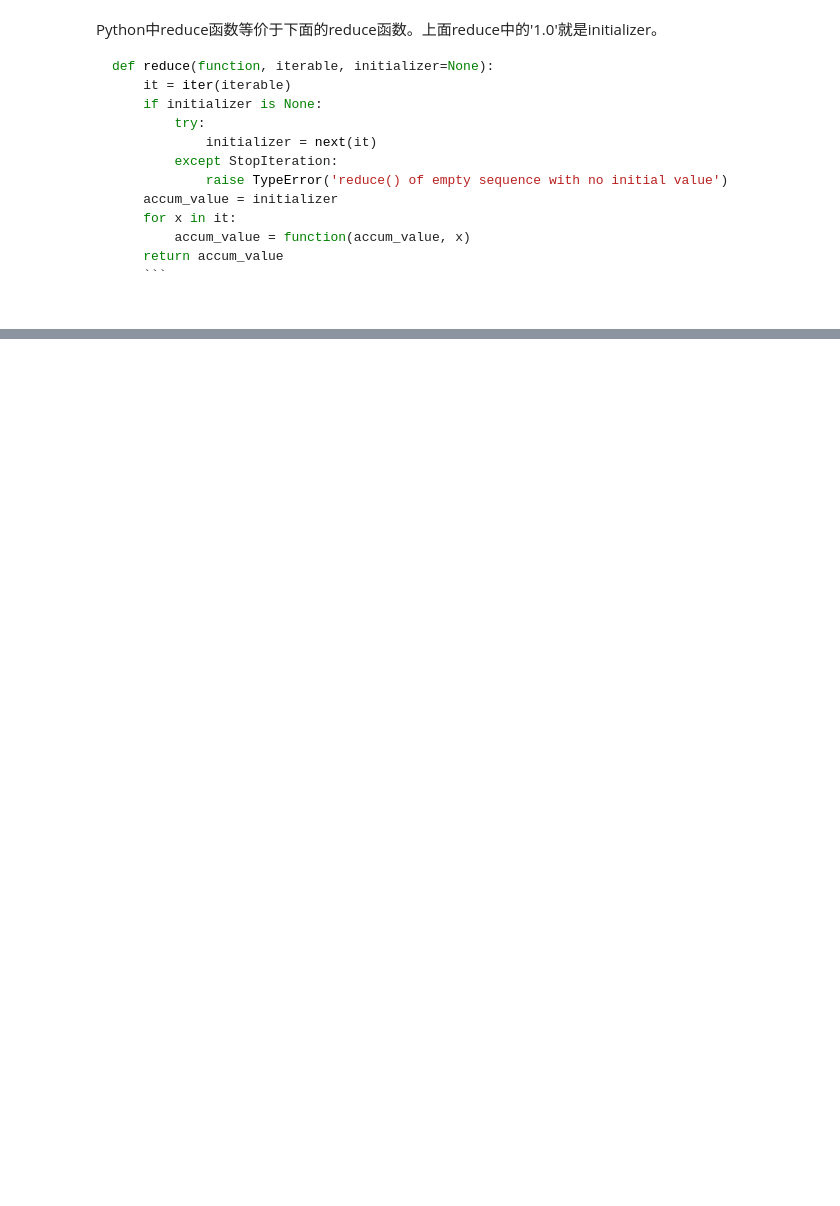
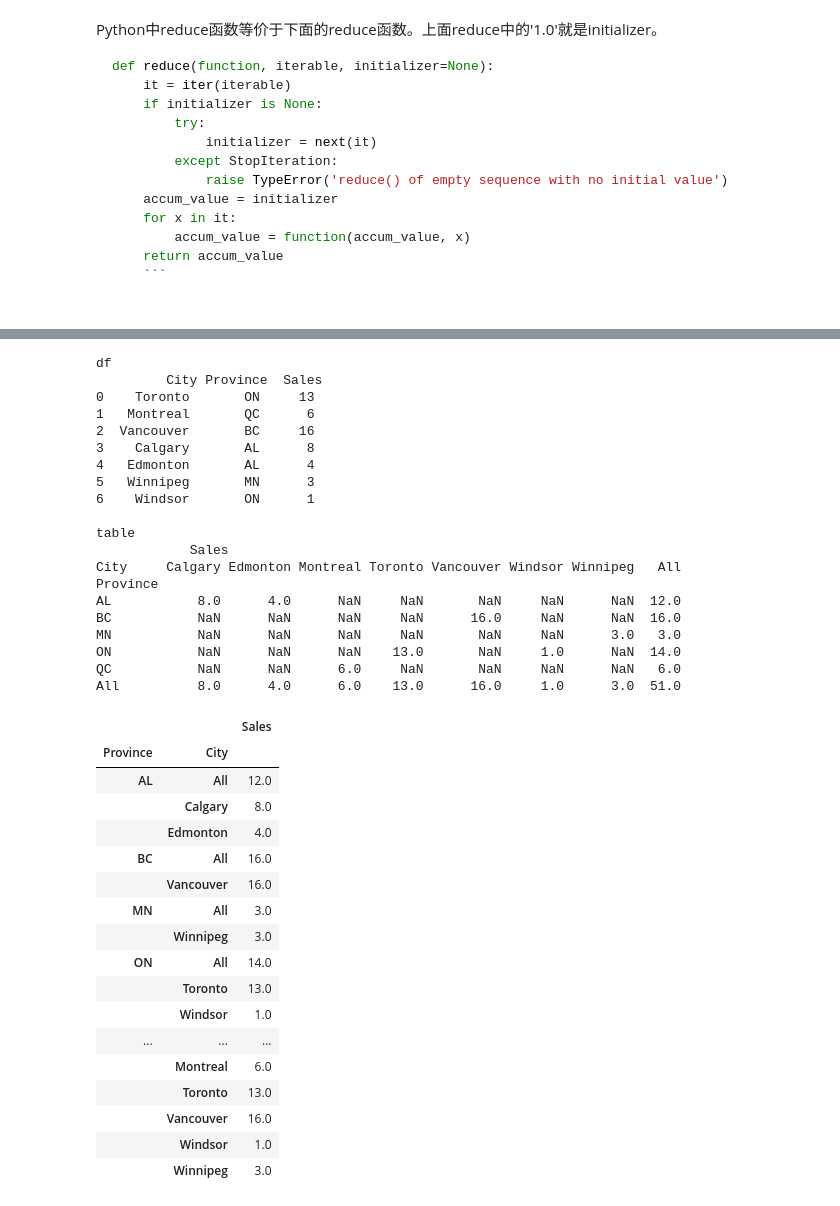
Before and after one commit to Harbes/python, a Jupyter notebook: explicit pandas.ipynb, the cells around one changed output, grey strips where cells are left out. Drawn from its saved outputs; the diff is of its cells as text; code cells hidden in the pictures; blank space fills up the shorter version.

```diff
--- a/explicit pandas.ipynb
+++ b/explicit pandas.ipynb
@@ -227,0 +273,7 @@ code_groups[['data']]
+# %%
+ df = pd.DataFrame(data={'Case' : ['A','A','A','B','A','A','B','A','A'],
+.....: 'Data' : np.random.randn(9)})
+print('GroupBy','\n',(1*(df['Case']=='B')).cumsum().rolling(window=3,min_periods=1).median(),'\n')
+dfs = list(zip(*df.groupby((1*(df['Case']=='B')).cumsum().rolling(window=3,min_periods=1).median()))) # 注意，此处groupby的结果实际上就是类似字典的键值对（key,value）,
+# 在前方加上一个'*'号，再配合zip使用，实际上就是对groupby的键值对进行解压
+dfs[1][0]
@@ -227,0 +307,45 @@ code_groups[['data']]
+# %%
+df = pd.DataFrame(data={'Province' : ['ON','QC','BC','AL','AL','MN','ON'],
+.....: 'City' : ['Toronto','Montreal','Vancouver','Calgary','Edmonton','Winnipeg','Windsor'],
+.....: 'Sales' : [13,6,16,8,4,3,1]});print('df','\n',df,'\n')
+table = pd.pivot_table(df,values=['Sales'],index=['Province'],columns=['City'],aggfunc=np.sum,margins=True);print('table','\n',table,'\n')
+table.stack('City')
+# %% [output]
+df
+         City Province  Sales
+0    Toronto       ON     13
+1   Montreal       QC      6
+2  Vancouver       BC     16
+3    Calgary       AL      8
+4   Edmonton       AL      4
+5   Winnipeg       MN      3
+6    Windsor       ON      1
+
+table
+            Sales
+City     Calgary Edmonton Montreal Toronto Vancouver Windsor Winnipeg   All
+Province
+AL           8.0      4.0      NaN     NaN       NaN     NaN      NaN  12.0
+BC           NaN      NaN      NaN     NaN      16.0     NaN      NaN  16.0
+MN           NaN      NaN      NaN     NaN       NaN     NaN      3.0   3.0
+ON           NaN      NaN      NaN    13.0       NaN     1.0      NaN  14.0
+QC           NaN      NaN      6.0     NaN       NaN     NaN      NaN   6.0
+All          8.0      4.0      6.0    13.0      16.0     1.0      3.0  51.0
+|  |  | Sales |
+| Province | City |  |
+| AL | All | 12.0 |
+|  | Calgary | 8.0 |
+|  | Edmonton | 4.0 |
+| BC | All | 16.0 |
+|  | Vancouver | 16.0 |
+| MN | All | 3.0 |
+|  | Winnipeg | 3.0 |
+| ON | All | 14.0 |
+|  | Toronto | 13.0 |
+|  | Windsor | 1.0 |
+| ... | ... | ... |
+|  | Montreal | 6.0 |
+|  | Toronto | 13.0 |
+|  | Vancouver | 16.0 |
+|  | Windsor | 1.0 |
+|  | Winnipeg | 3.0 |
```
Also changed, not shown: parts of 22 cells of this notebook.
